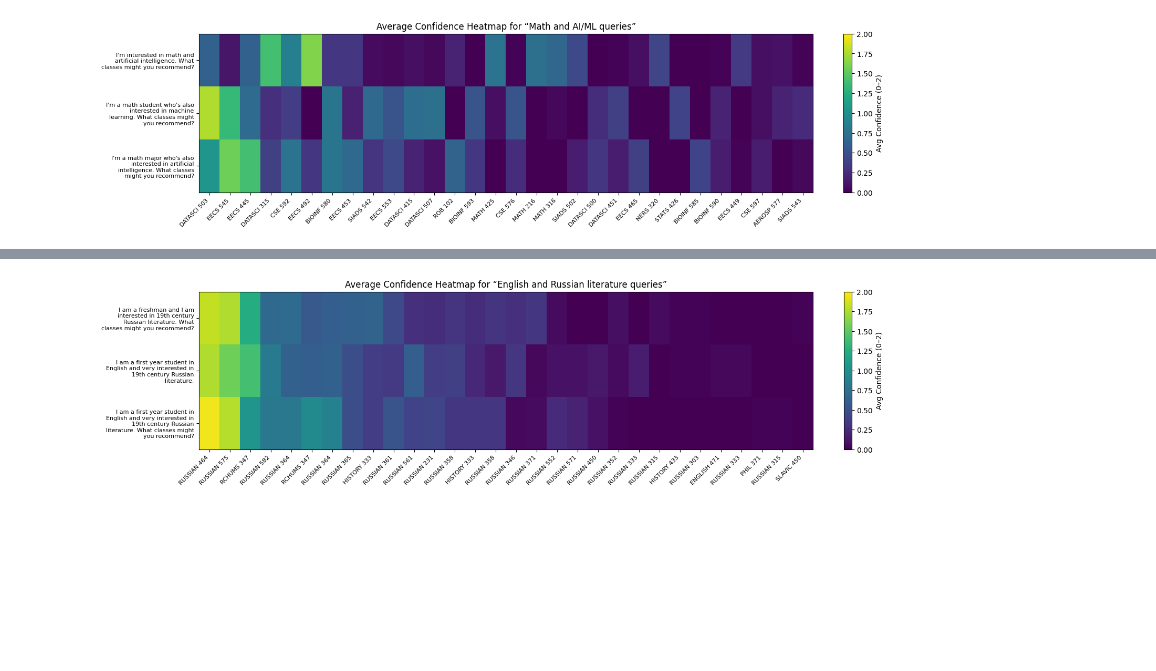
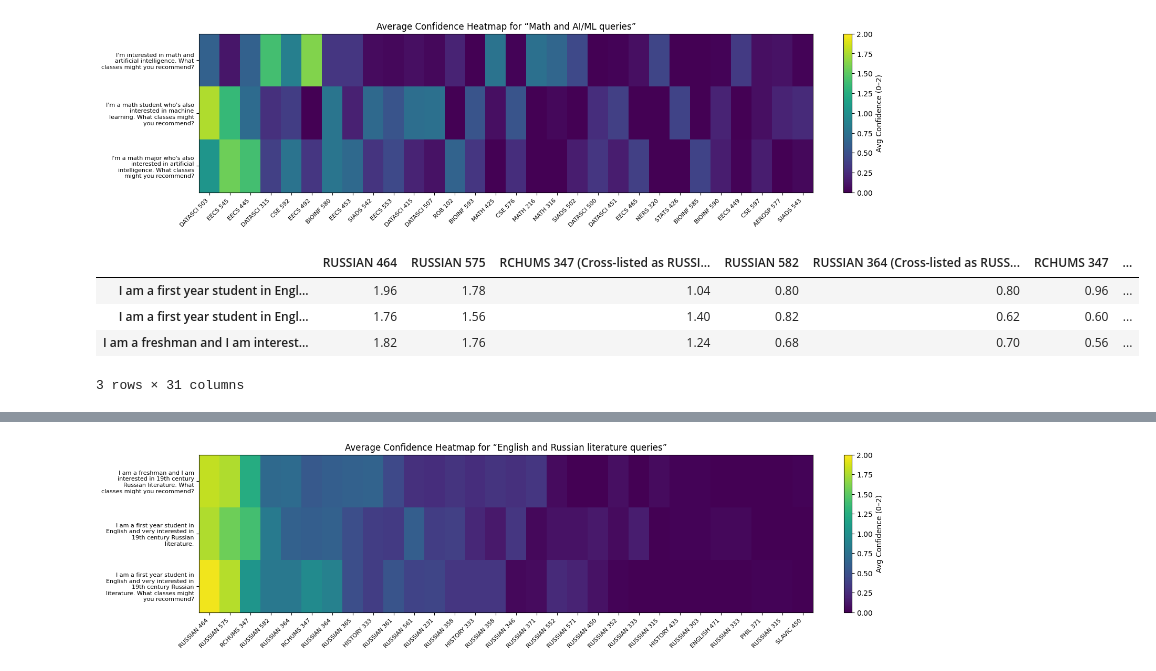
Before and after one commit to hughvd/UM-CAI-Fellowship, a Jupyter notebook: recommender/confidenceTesting.ipynb, the cells around one changed output, grey strips where cells are left out. Saved outputs shown, nothing was run; the diff lists cells and outputs as text; code cells hidden in the pictures; blank space fills up the shorter version.

```diff
--- a/recommender/confidenceTesting.ipynb
+++ b/recommender/confidenceTesting.ipynb
@@ -76,3 +76,13 @@ df = pd.read_csv('data/math_ai_robotics_confidence_matrix.csv', index_col=0)
 plot_confidence_heatmap(df, domain="Math and AI/ML queries", max_courses=30)
 # %% [output]
 [figure]
+# %%
+# Manually dealing with cross listed courses
+df = pd.read_csv('data/russian_literature_confidence_matrix.csv', index_col=0)
+df.head()
+# %% [output]
+|  | RUSSIAN 464 | RUSSIAN 575 | RCHUMS 347 (Cross-listed as RUSSI... | RUSSIAN 582 | RUSSIAN 364 (Cross-listed as RUSS... | RCHUMS 347 | ... |
+| I am a first year student in Engl... | 1.96 | 1.78 | 1.04 | 0.80 | 0.80 | 0.96 | ... |
+| I am a first year student in Engl... | 1.76 | 1.56 | 1.40 | 0.82 | 0.62 | 0.60 | ... |
+| I am a freshman and I am interest... | 1.82 | 1.76 | 1.24 | 0.68 | 0.70 | 0.56 | ... |
+3 rows × 31 columns
```
Also changed, not shown: parts of 5 cells of this notebook, 3 other files.
